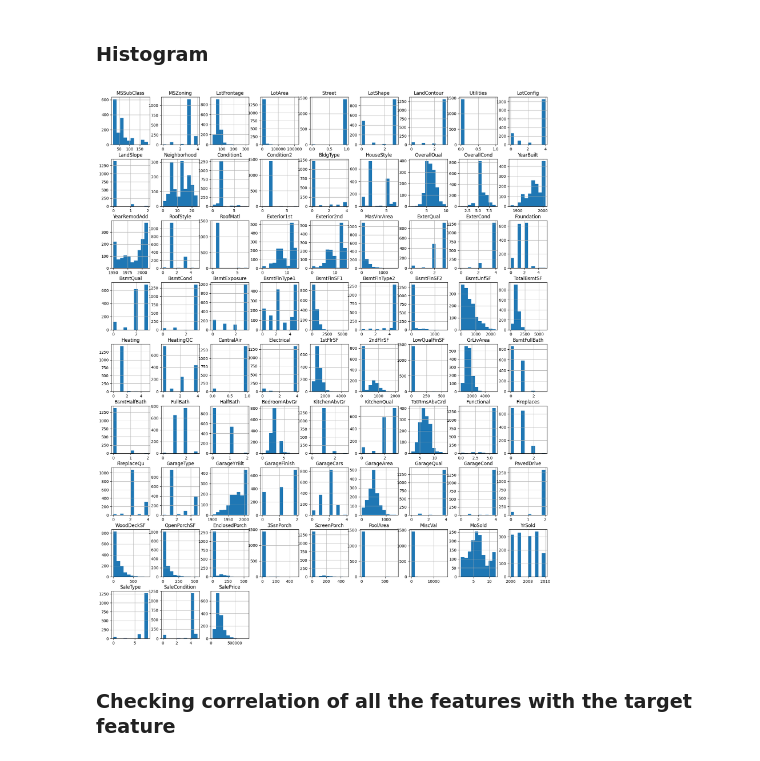
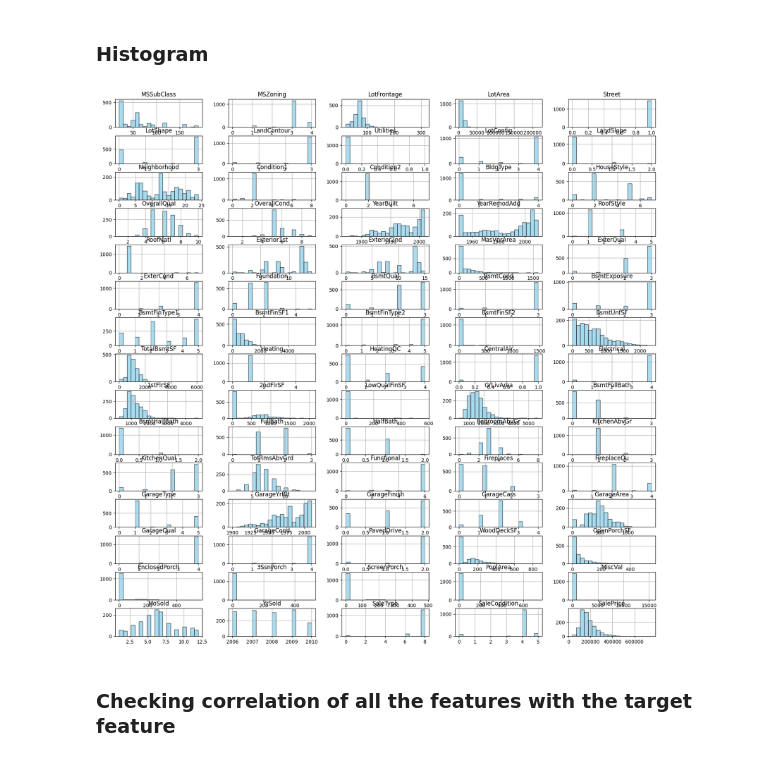
Before and after one commit to naniram/AdvancedHousingPriceRegression, a Jupyter notebook: advanced_housing_price_regression.ipynb, the cells around one changed output. Drawn from its saved outputs; the diff is of its cells as text; code cells hidden in the pictures.

Commit message:
hist

```diff
--- a/advanced_housing_price_regression.ipynb
+++ b/advanced_housing_price_regression.ipynb
@@ -61,4 +55,4 @@ memory usage: 912.6+ KB
 # %% [markdown]
 80 different features with many categorical features and so many missing values
 # %%
-df.drop_duplicates()
+df.drop_duplicates(inplace=True)
@@ -222,10 +205,11 @@ memory usage: 855.6 KB
 import matplotlib.pyplot as plt
 import seaborn as sns
 # %%
-df.hist(figsize = (20,25))
+df.hist(bins=20, color='skyblue', edgecolor='black', figsize=(20, 20), alpha=0.7, layout=(15, 5))
+
 plt.show()
 # %% [output]
-[figure, old version]
+[figure, new version]
 # %% [markdown]
 ### Checking correlation of all the features with the target feature
 # %%
```
Also changed, not shown: parts of 16 cells of this notebook.
